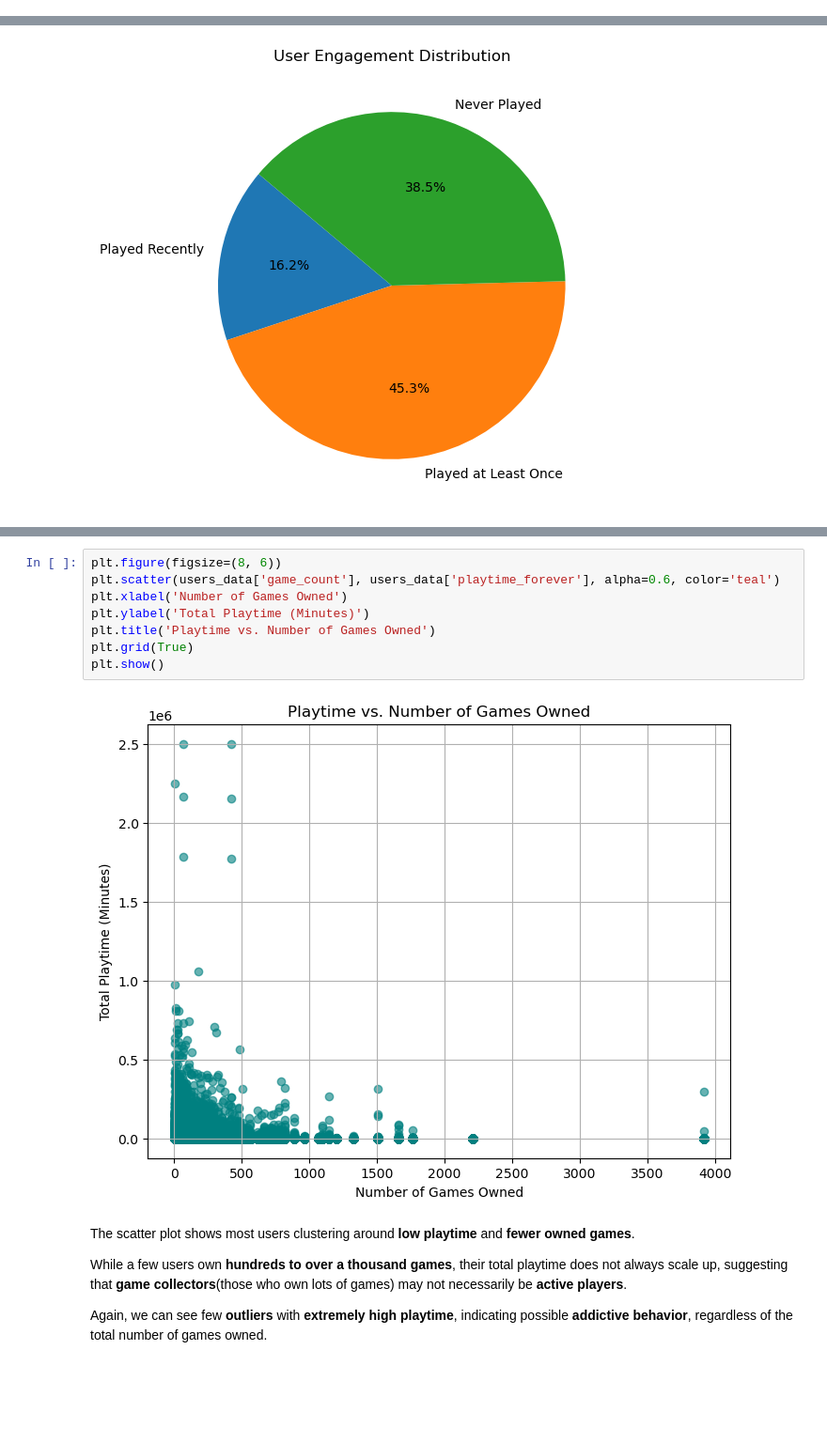
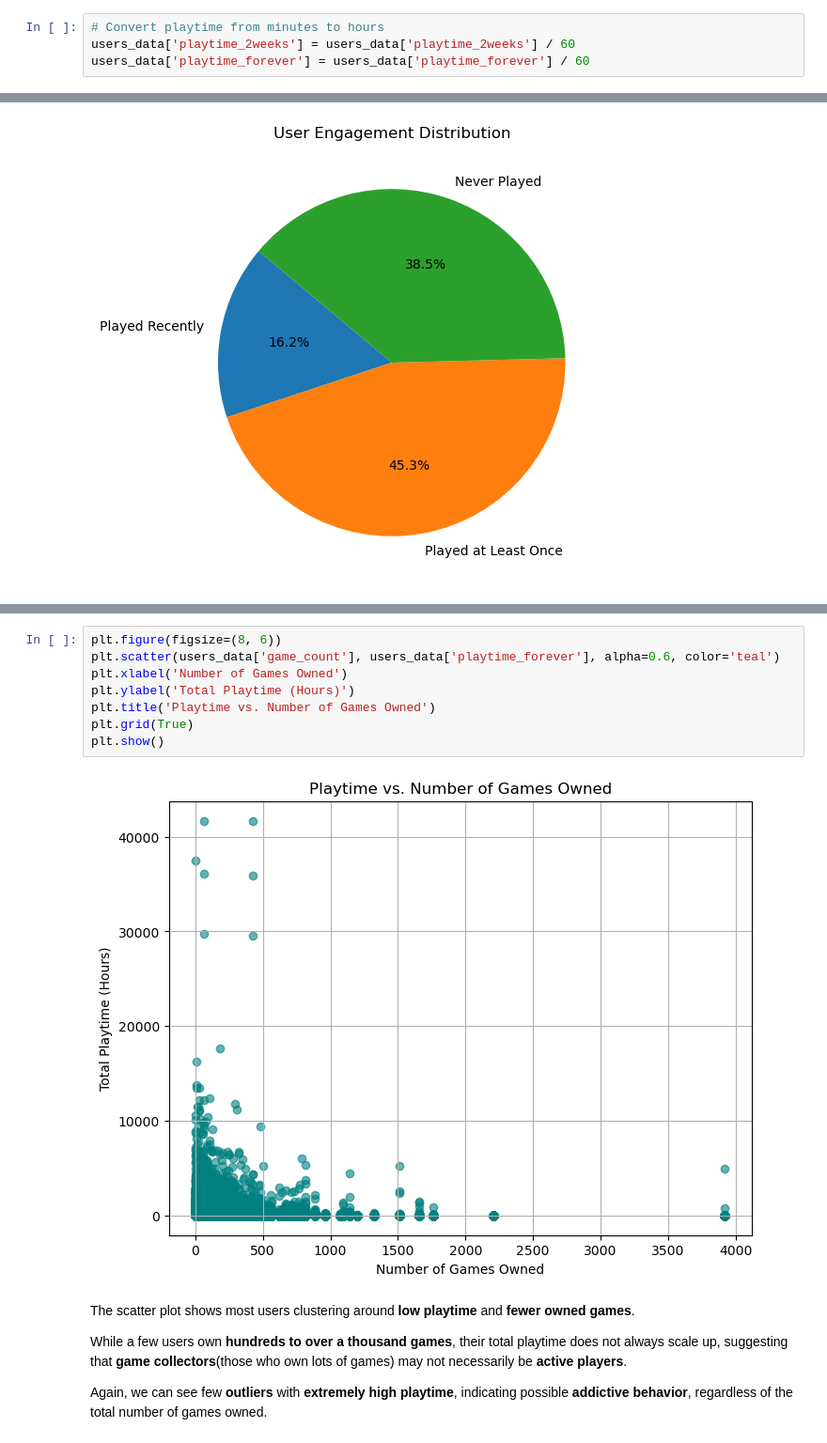
Before and after one commit to adhikaribiju/Analyzing-Gaming-Addiction-Trends-and-Player-Engagement, a Jupyter notebook: docs/Data Science Capstone.ipynb, the cells around one changed output, grey strips where cells are left out. Shown at 94% size. Saved outputs shown, nothing was run; the diff lists cells and outputs as text; blank space fills up the shorter version.

```diff
--- a/docs/Data Science Capstone.ipynb
+++ b/docs/Data Science Capstone.ipynb
@@ -306,3 +311,7 @@ Number of unique users who played at least a min: 3177
 # %%
 # let's add avg_playtime coloumn - for viz
 users_data['avg_playtime'] = users_data['playtime_2weeks'] / 14
+# %%
+# Convert playtime from minutes to hours
+users_data['playtime_2weeks'] = users_data['playtime_2weeks'] / 60
+users_data['playtime_forever'] = users_data['playtime_forever'] / 60
@@ -388,13 +408,13 @@ We will later explore these **outliers** to understand what drives such high pla
 # %%
 plt.figure(figsize=(8, 6))
 plt.scatter(users_data['game_count'], users_data['playtime_forever'], alpha=0.6, color='teal')
 plt.xlabel('Number of Games Owned')
-plt.ylabel('Total Playtime (Minutes)')
+plt.ylabel('Total Playtime (Hours)')
 plt.title('Playtime vs. Number of Games Owned')
 plt.grid(True)
 plt.show()
 # %% [output]
-[figure, old version]
+[figure, new version]
 # %% [markdown]
 The scatter plot shows most users clustering around **low playtime** and **fewer owned games**.
 
```
Also changed, not shown: parts of 53 cells of this notebook, 6 other files.
